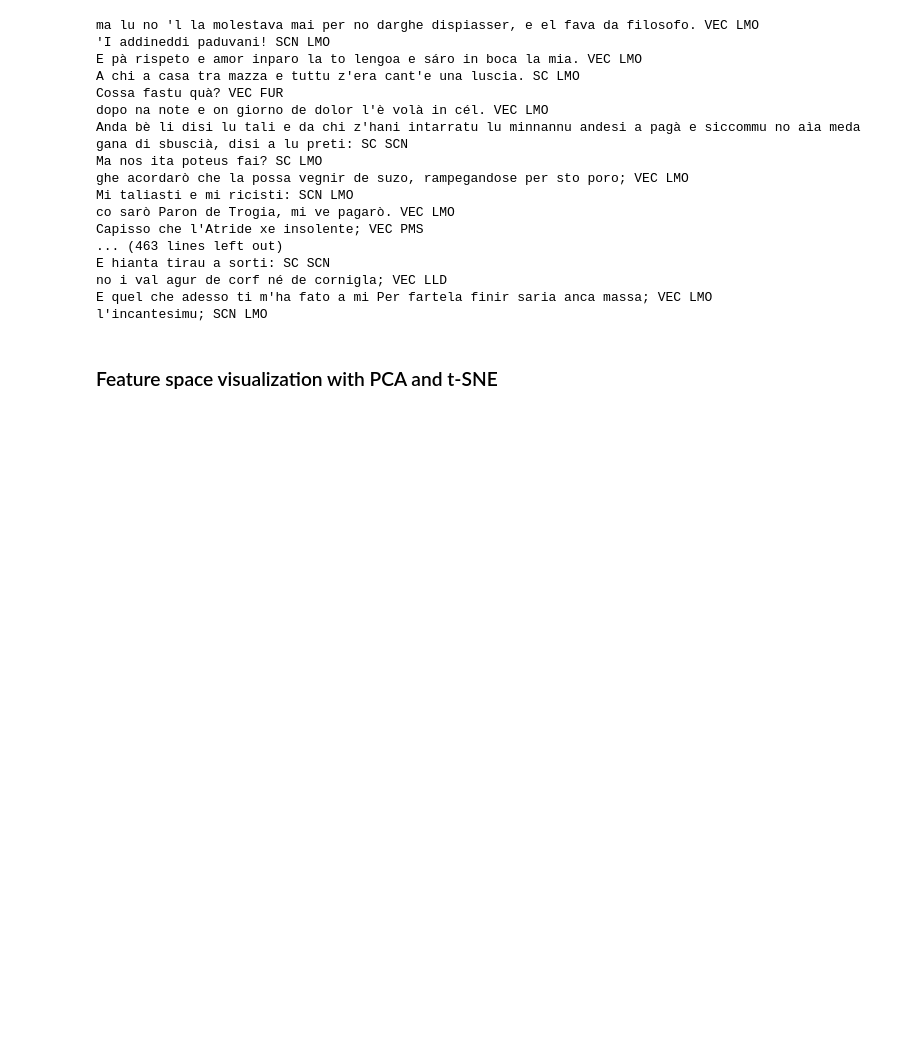
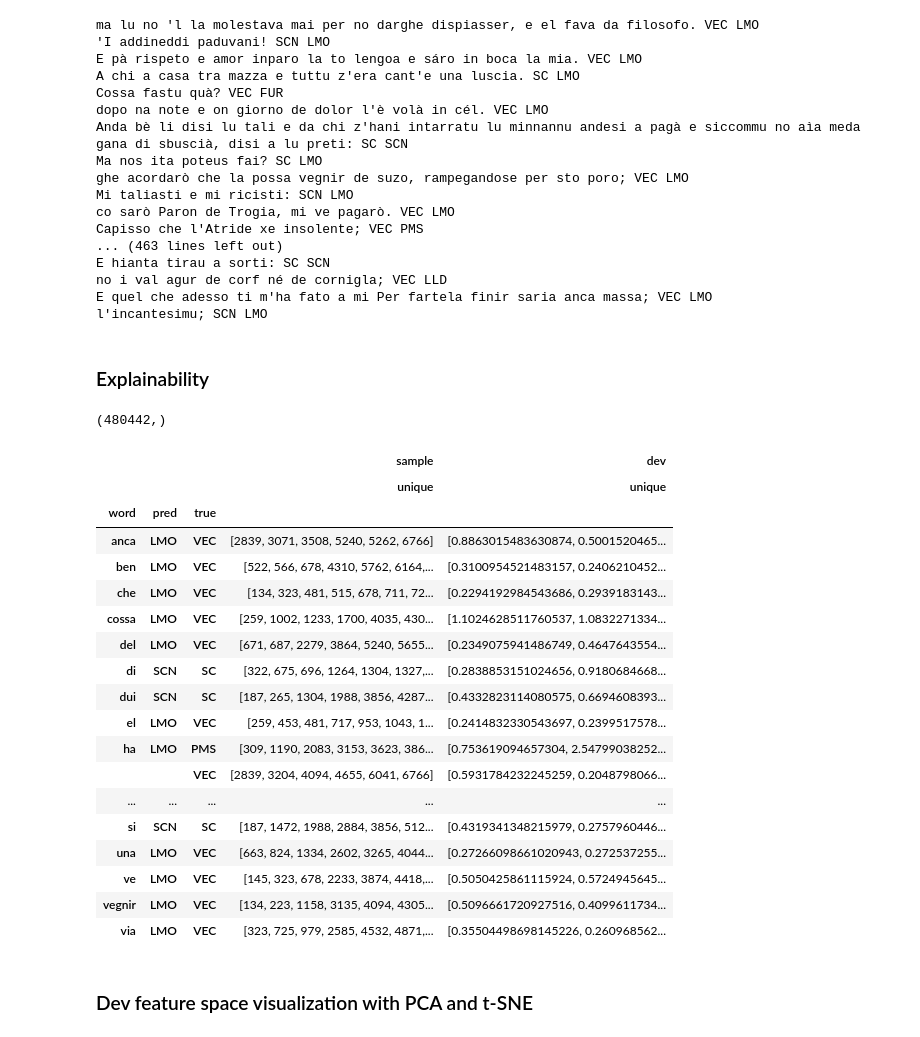
Before and after one commit to eduardoberford/spanish-dialects-identification, a Jupyter notebook: baseline.ipynb, the cells around one changed output. Saved outputs shown, nothing was run; the diff lists cells and outputs as text; code cells hidden in the pictures; blank space fills up the shorter version.

```diff
--- a/baseline.ipynb
+++ b/baseline.ipynb
@@ -194,8 +194,67 @@ l'incantesimu; SCN LMO
 #     plt.imshow(wordcloud, interpolation='bilinear')
 #     plt.axis("off")
 #     plt.show()
+# %% [markdown]
+### Explainability
+# %%
+model.coef_[0].shape
+# %% [output]
+(480442,)
+# %%
+import numpy as np
+vocab = vectorizer.get_feature_names_out()
+most = []
+for i, (sample, X, true, pred) in enumerate(zip(data['sample'], X_dev, y_true, y_pred)):
+
+    if true != pred:
+
+        # print(f"## Sample {i} ##")
+        # print(sample)
+        #vec_feat = np.exp([X_dev[i, feat]*model.coef_[9][feat] for feat in X.indices]) - 1
+
+        wrong_feat = np.exp([X_dev[i, feat]*model.coef_[pred][feat] for feat in X.indices]) - 1
+
+        for idx, feat in enumerate(wrong_feat):
+            if feat > 0.2:
+                most.append((i, vocab[X.indices[idx]], explain_label(pred), explain_label(true), feat))
+
+        # print(ind)
+        # print([vocab[feat] for feat in X.indices])
+        # print("VEC", vec_feat)
+        # print("LMO", lmo_feat, "\n")
+
+pd.set_option('display.max_columns', None)  # or 1000
+pd.set_option('display.max_rows', None)  # or 1000
+pd.set_option('display.max_colwidth', None)  # or 199
+expl_df = pd.DataFrame(most, columns=['sample', 'word', 'pred', 'true', 'dev']).groupby(['word', 'pred', 'true']).agg(['unique'])
+
+
+expl_df['sample', 'unique'] = expl_df['sample', 'unique'].apply(lambda x: x if len(x)>5 else np.nan)
+expl_df.dropna(inplace=True)
+
+expl_df
+# %% [output]
+|  |  |  | sample | dev |
+|  |  |  | unique | unique |
+| word | pred | true |  |  |
+| anca | LMO | VEC | [2839, 3071, 3508, 5240, 5262, 6766] | [0.8863015483630874, 0.5001520465... |
+| ben | LMO | VEC | [522, 566, 678, 4310, 5762, 6164,... | [0.3100954521483157, 0.2406210452... |
+| che | LMO | VEC | [134, 323, 481, 515, 678, 711, 72... | [0.2294192984543686, 0.2939183143... |
+| cossa | LMO | VEC | [259, 1002, 1233, 1700, 4035, 430... | [1.1024628511760537, 1.0832271334... |
+| del | LMO | VEC | [671, 687, 2279, 3864, 5240, 5655... | [0.2349075941486749, 0.4647643554... |
+| di | SCN | SC | [322, 675, 696, 1264, 1304, 1327,... | [0.2838853151024656, 0.9180684668... |
+| dui | SCN | SC | [187, 265, 1304, 1988, 3856, 4287... | [0.4332823114080575, 0.6694608393... |
+| el | LMO | VEC | [259, 453, 481, 717, 953, 1043, 1... | [0.2414832330543697, 0.2399517578... |
+| ha | LMO | PMS | [309, 1190, 2083, 3153, 3623, 386... | [0.753619094657304, 2.54799038252... |
+|  |  | VEC | [2839, 3204, 4094, 4655, 6041, 6766] | [0.5931784232245259, 0.2048798066... |
+| ... | ... | ... | ... | ... |
+| si | SCN | SC | [187, 1472, 1988, 2884, 3856, 512... | [0.4319341348215979, 0.2757960446... |
+| una | LMO | VEC | [663, 824, 1334, 2602, 3265, 4044... | [0.27266098661020943, 0.272537255... |
+| ve | LMO | VEC | [145, 323, 678, 2233, 3874, 4418,... | [0.5050425861115924, 0.5724945645... |
+| vegnir | LMO | VEC | [134, 223, 1158, 3135, 4094, 4305... | [0.5096661720927516, 0.4099611734... |
+| via | LMO | VEC | [323, 725, 979, 2585, 4532, 4871,... | [0.35504498698145226, 0.260968562... |
 # %% [markdown]
-### Feature space visualization with PCA and t-SNE
+### Dev feature space visualization with PCA and t-SNE
 # %%
 from sklearn.decomposition import TruncatedSVD
 
```
Also changed, not shown: parts of 2 cells of this notebook, 4 other files.
